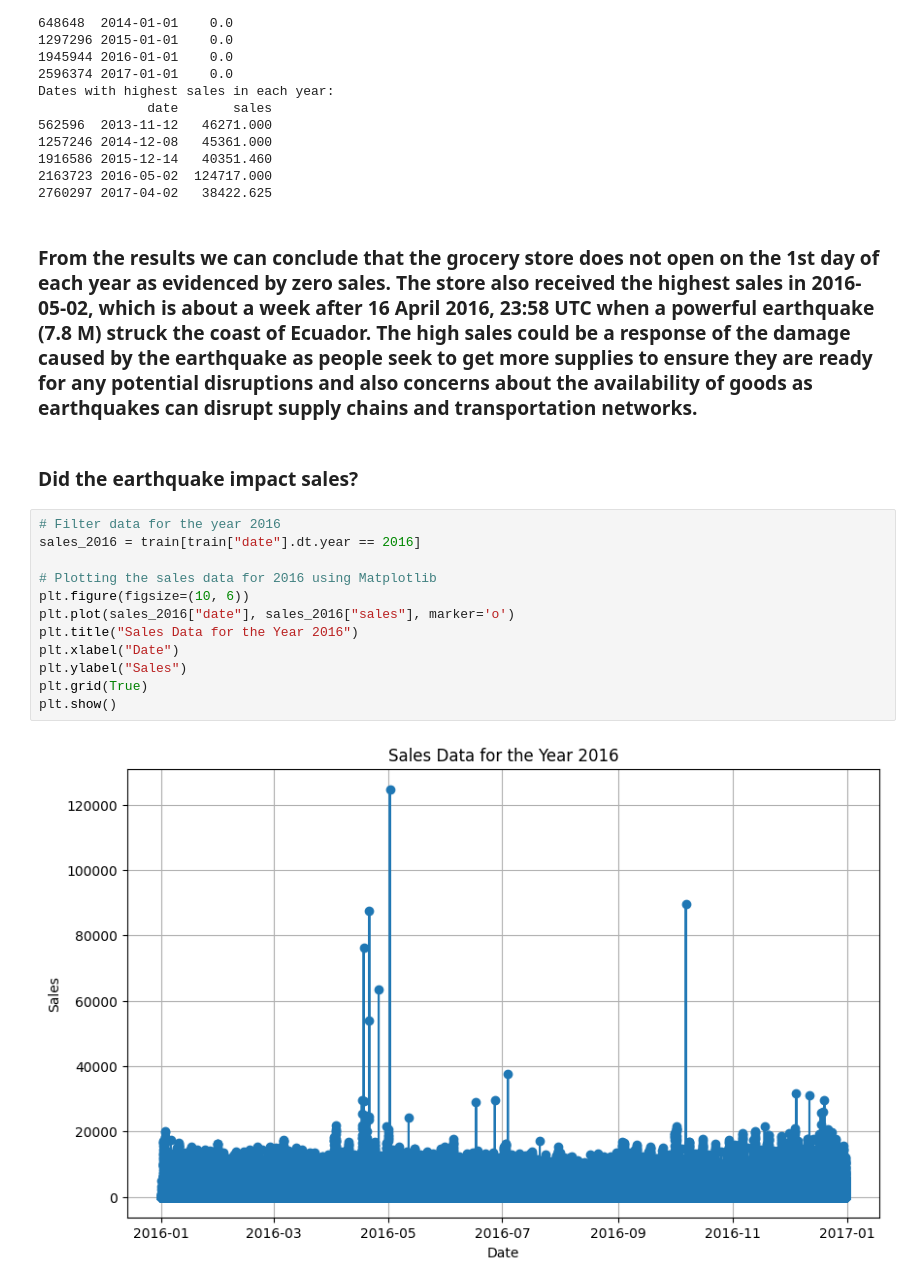
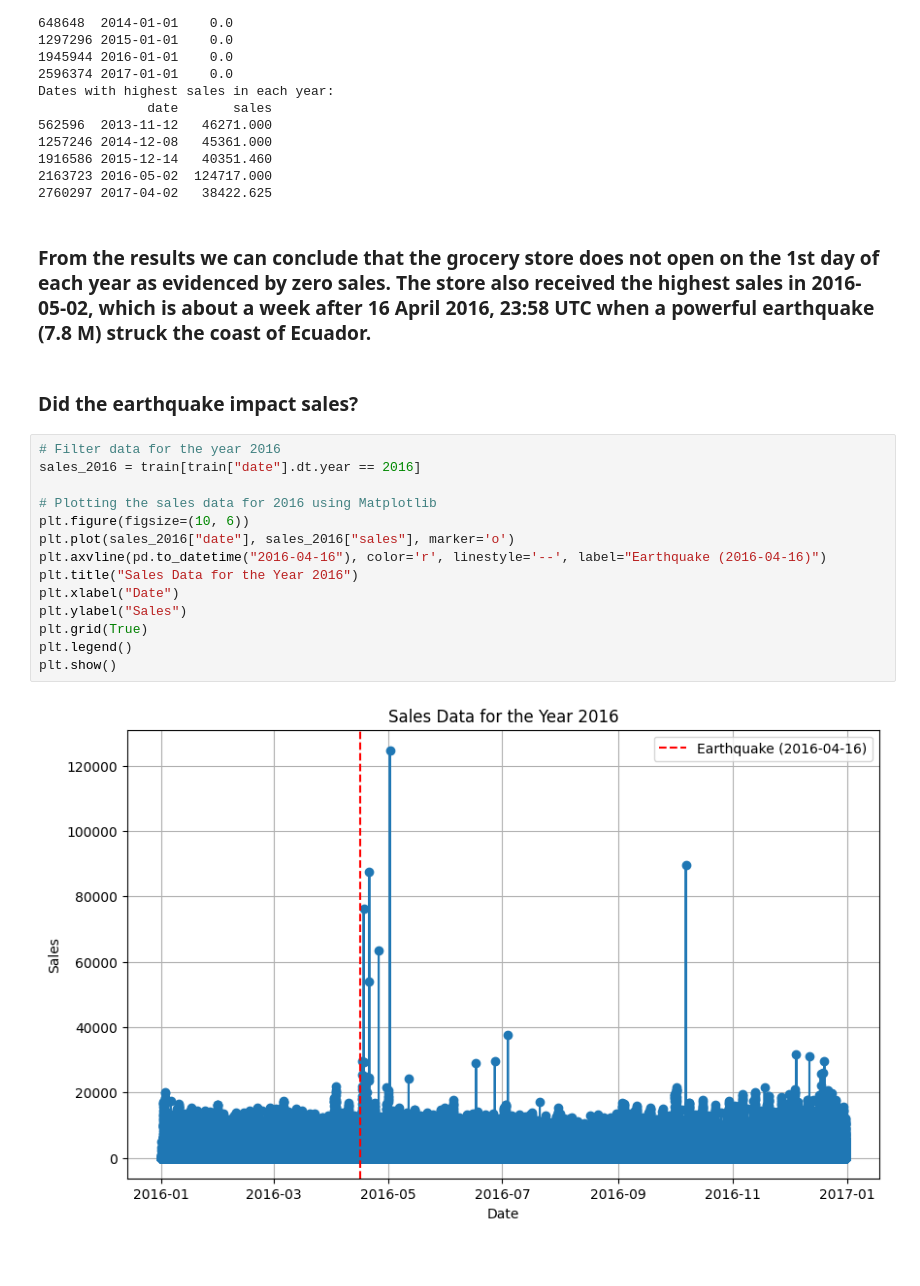
Before and after one commit to phinmaiyo/Regression-Model, a Jupyter notebook: forecasting.ipynb, the cells around one changed output. Cells and saved outputs as stored; diff of their text form; blank space fills up the shorter version.

```diff
--- a/forecasting.ipynb
+++ b/forecasting.ipynb
@@ -409,20 +401,22 @@ Dates with highest sales in each year:
 2163723 2016-05-02  124717.000
 2760297 2017-04-02   38422.625
 # %% [markdown]
-### From the results we can conclude that the grocery store does not open on the 1st day of each year as evidenced by zero sales. The store also received the highest sales in 2016-05-02, which is about a week after 16 April 2016, 23:58 UTC when a powerful earthquake (7.8 M) struck the coast of Ecuador. The high sales could be a response of the damage caused by the earthquake as people seek to get more supplies to ensure they are ready for any potential disruptions and also concerns about the availability of goods as earthquakes can disrupt supply chains and transportation networks.
+### From the results we can conclude that the grocery store does not open on the 1st day of each year as evidenced by zero sales. The store also received the highest sales in 2016-05-02, which is about a week after 16 April 2016, 23:58 UTC when a powerful earthquake (7.8 M) struck the coast of Ecuador.
 # %% [markdown]
 ### Did the earthquake impact sales?
 # %%
 # Filter data for the year 2016
 sales_2016 = train[train["date"].dt.year == 2016]
 
 # Plotting the sales data for 2016 using Matplotlib
 plt.figure(figsize=(10, 6))
 plt.plot(sales_2016["date"], sales_2016["sales"], marker='o')
+plt.axvline(pd.to_datetime("2016-04-16"), color='r', linestyle='--', label="Earthquake (2016-04-16)")
 plt.title("Sales Data for the Year 2016")
 plt.xlabel("Date")
 plt.ylabel("Sales")
 plt.grid(True)
+plt.legend()
 plt.show()
 # %% [output]
-[figure, old version]
+[figure, new version]
```
Also changed, not shown: parts of 10 cells of this notebook.
